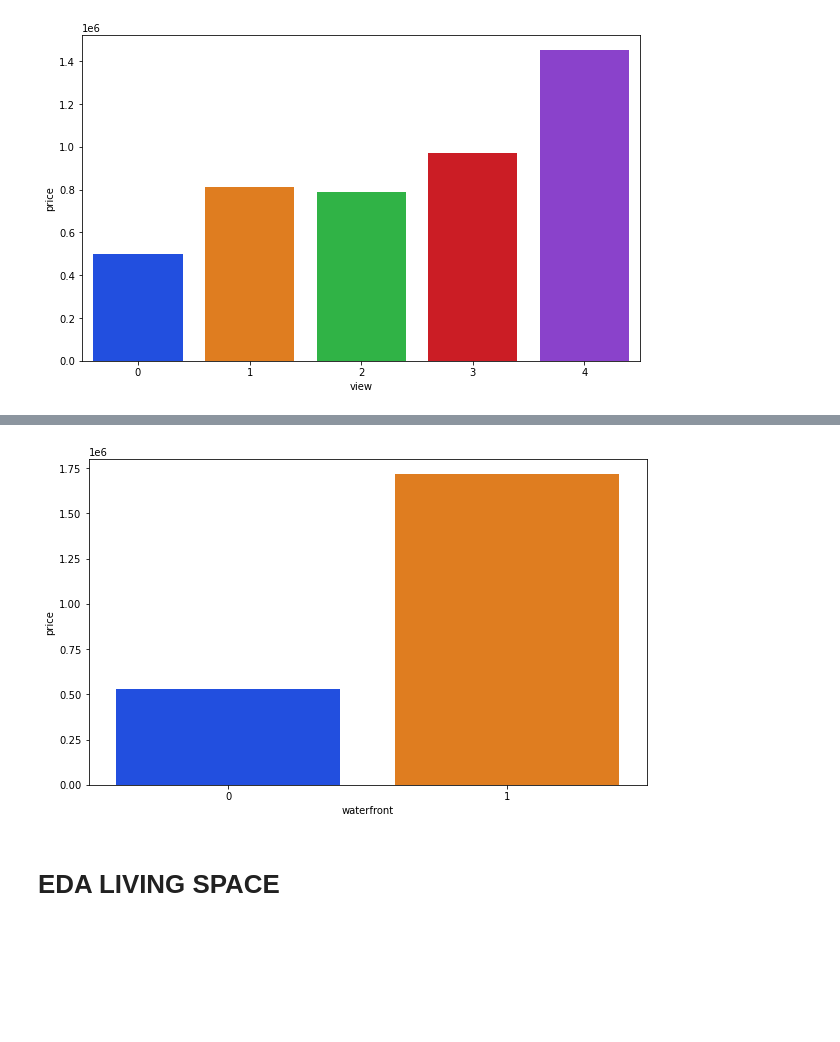
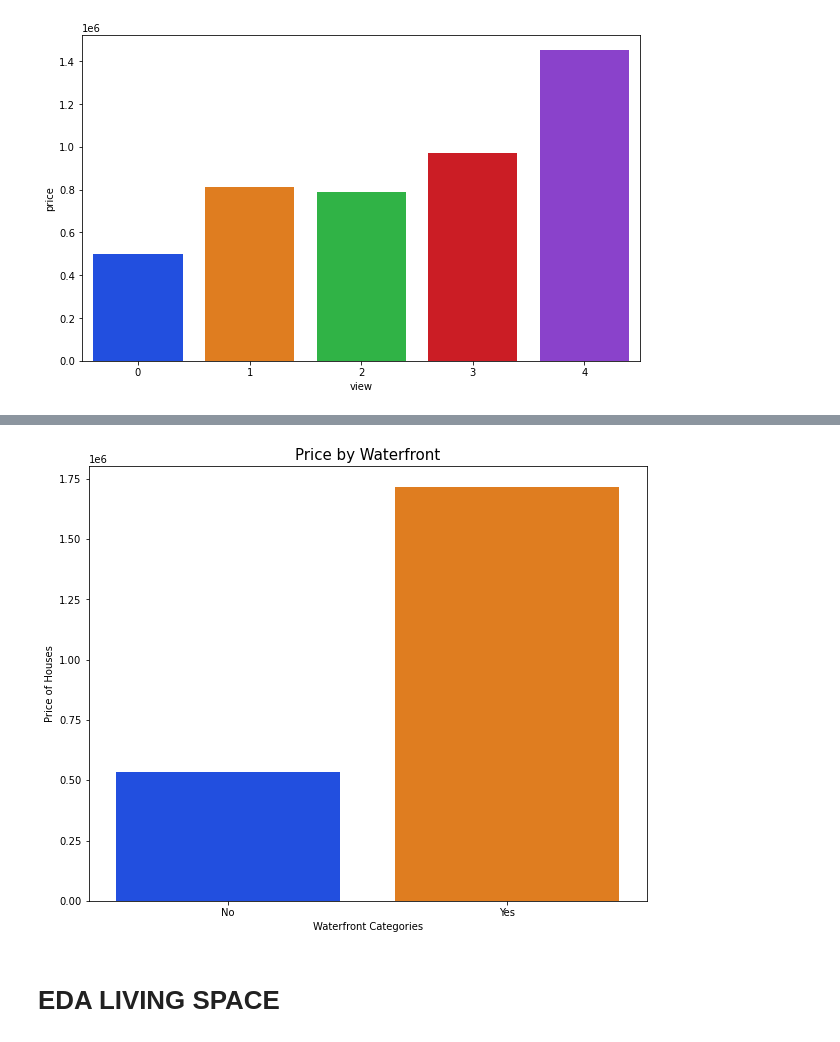
Before and after one commit to vivyhasadream/DS_P2_King-County-House-Sales-Predict, a Jupyter notebook: Han_2_EDA.ipynb, the cells around one changed output, grey strips where cells are left out. Drawn from its saved outputs; the diff is of its cells as text; code cells hidden in the pictures; blank space fills up the shorter version.

```diff
--- a/Han_2_EDA.ipynb
+++ b/Han_2_EDA.ipynb
@@ -249,8 +254,13 @@ sns.barplot(data = df_loc, x = 'view', y = 'price', ci=None, ax=ax);
 # %%
-fig,ax = plt.subplots(figsize=(10,6))
-sns.barplot(data = df_loc, x = 'waterfront', y = 'price', ci=None, ax=ax);
+fig,ax = plt.subplots(figsize=(10,8))
+g = sns.barplot(data = df_loc, x = 'waterfront', y = 'price', ci=None, ax=ax)
+plt.title('Price by Waterfront',fontsize=15)
+ax.set_xlabel('Waterfront Categories')
+ax.set_ylabel('Price of Houses')
+g.set_xticks(range(2))
+g.set_xticklabels(['No','Yes']);
 # %% [output]
-[figure, old version]
+[figure, new version]
 # %% [markdown]
 # EDA LIVING SPACE
 # %%
```
Also changed, not shown: parts of 34 cells of this notebook, 3 other files.
